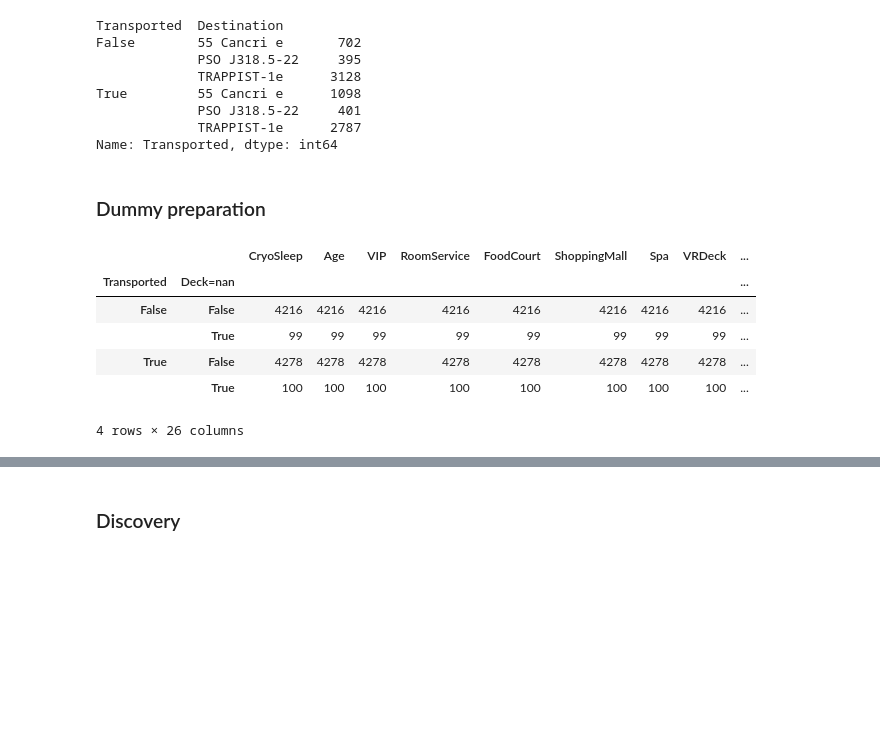
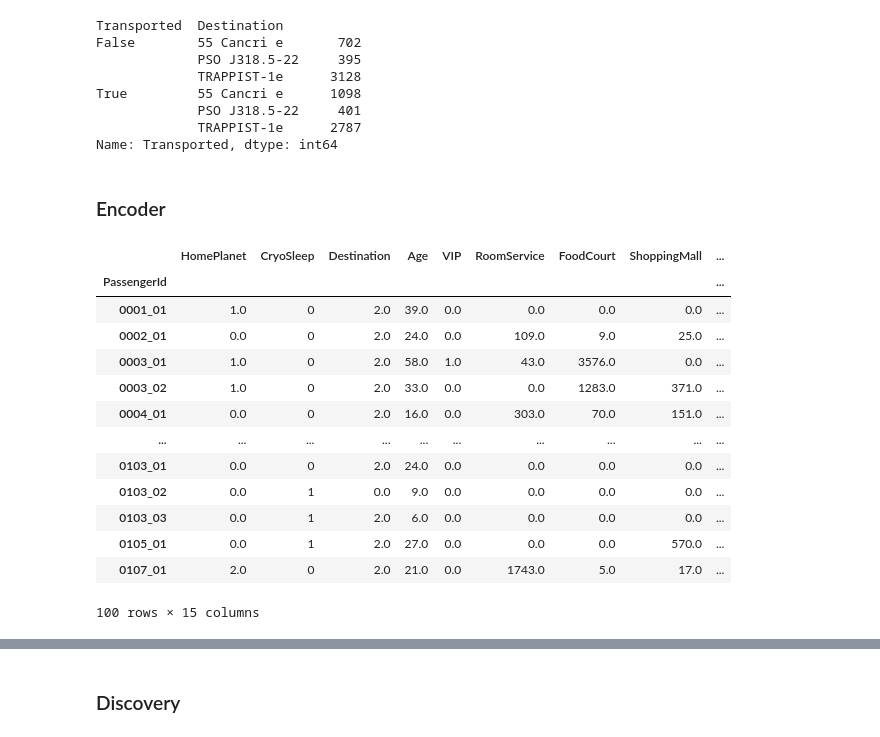
Before and after one commit to georgybarabanshchikov/otusmlbasic, a Jupyter notebook: course_work/spaceship_titianic.ipynb, the cells around one changed output, grey strips where cells are left out. Cells and saved outputs as stored; diff of their text form; code cells hidden in the pictures; blank space fills up the shorter version.

```diff
--- a/course_work/spaceship_titianic.ipynb
+++ b/course_work/spaceship_titianic.ipynb
@@ -357,5 +349,3 @@ True         55 Cancri e      1098
              PSO J318.5-22     401
              TRAPPIST-1e      2787
 Name: Transported, dtype: int64
-# %% [markdown]
-### Dummy preparation
@@ -368,10 +352,3 @@ data = pd.get_dummies(data, columns=['Destination'], prefix_sep='=')
-# %%
-data.groupby(['Transported','Deck=nan']).count()
-# %% [output]
-|  |  | CryoSleep | Age | VIP | RoomService | FoodCourt | ShoppingMall | Spa | VRDeck | ... |
-| Transported | Deck=nan |  |  |  |  |  |  |  |  | ... |
-| False | False | 4216 | 4216 | 4216 | 4216 | 4216 | 4216 | 4216 | 4216 | ... |
-|  | True | 99 | 99 | 99 | 99 | 99 | 99 | 99 | 99 | ... |
-| True | False | 4278 | 4278 | 4278 | 4278 | 4278 | 4278 | 4278 | 4278 | ... |
-|  | True | 100 | 100 | 100 | 100 | 100 | 100 | 100 | 100 | ... |
-4 rows × 26 columns
+# %% [markdown]
+
+### Encoder
@@ -378,3 +360,20 @@ data.groupby(['Transported','Deck=nan']).count()
+# %%
+data.head(100)
+# %% [output]
+|  | HomePlanet | CryoSleep | Destination | Age | VIP | RoomService | FoodCourt | ShoppingMall | ... |
+| PassengerId |  |  |  |  |  |  |  |  | ... |
+| 0001_01 | 1.0 | 0 | 2.0 | 39.0 | 0.0 | 0.0 | 0.0 | 0.0 | ... |
+| 0002_01 | 0.0 | 0 | 2.0 | 24.0 | 0.0 | 109.0 | 9.0 | 25.0 | ... |
+| 0003_01 | 1.0 | 0 | 2.0 | 58.0 | 1.0 | 43.0 | 3576.0 | 0.0 | ... |
+| 0003_02 | 1.0 | 0 | 2.0 | 33.0 | 0.0 | 0.0 | 1283.0 | 371.0 | ... |
+| 0004_01 | 0.0 | 0 | 2.0 | 16.0 | 0.0 | 303.0 | 70.0 | 151.0 | ... |
+| ... | ... | ... | ... | ... | ... | ... | ... | ... | ... |
+| 0103_01 | 0.0 | 0 | 2.0 | 24.0 | 0.0 | 0.0 | 0.0 | 0.0 | ... |
+| 0103_02 | 0.0 | 1 | 0.0 | 9.0 | 0.0 | 0.0 | 0.0 | 0.0 | ... |
+| 0103_03 | 0.0 | 1 | 2.0 | 6.0 | 0.0 | 0.0 | 0.0 | 0.0 | ... |
+| 0105_01 | 0.0 | 1 | 2.0 | 27.0 | 0.0 | 0.0 | 0.0 | 570.0 | ... |
+| 0107_01 | 2.0 | 0 | 2.0 | 21.0 | 0.0 | 1743.0 | 5.0 | 17.0 | ... |
+100 rows × 15 columns
 # %%
 data.head(100)
 # %% [output]
```
Also changed, not shown: parts of 17 cells of this notebook, 2 other files.
